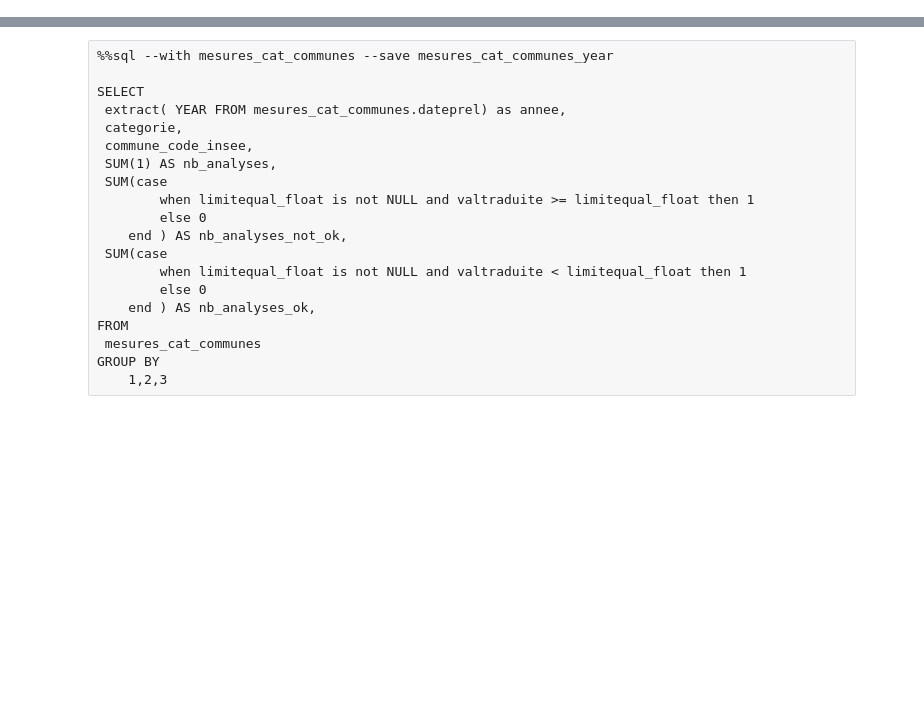
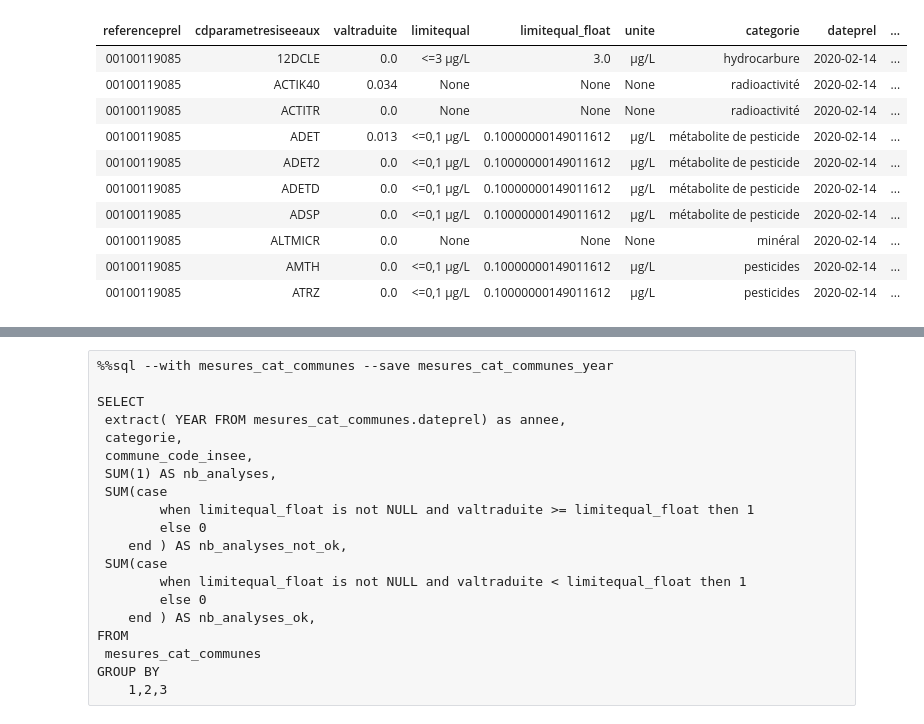
Before and after one commit to dataforgoodfr/13_pollution_eau, a Jupyter notebook: analytics/notebooks/cvm_calcul_conformite_par_commune-MAJ.ipynb, the cells around one changed output, grey strips where cells are left out. Drawn from its saved outputs; the diff is of its cells as text; code cells hidden in the pictures; blank space fills up the shorter version.

```diff
--- a/analytics/notebooks/cvm_calcul_conformite_par_commune-MAJ.ipynb
+++ b/analytics/notebooks/cvm_calcul_conformite_par_commune-MAJ.ipynb
@@ -17,13 +17,0 @@ La résultat final est dans la dernière cellule. Toutes les cellules précéden
-# %%
-import duckdb
-from pipelines.tasks.config.common import DUCKDB_FILE
-
-import pandas as pd
-
-pd.set_option("display.max_columns", None)  # show all cols
-pd.set_option("display.max_colwidth", None)  # show full width of showing cols
-pd.set_option(
-    "display.expand_frame_repr", False
-)  # print cols side by side as it's supposed to be
-
-con = duckdb.connect(database=DUCKDB_FILE, read_only=True)
@@ -107,8 +244,25 @@ prelevement AS (
     ON
     	udi_cog.cdreseau = prelevement.cdreseau
 # %%
-mesures_cat_communes = """
+%%sql
 WITH
+udi AS (
+    SELECT
+      inseecommune AS commune_code_insee,
+      cdreseau,
+    FROM
+      edc_communes
+),
+
+prelevement AS (
+	SELECT
+	  referenceprel,
+	  cdreseau,
+      dateprel,
+	FROM
+      edc_prelevements
+),
+
 resultats AS (
     SELECT
       referenceprel,
@@ -121,8 +275,8 @@ resultats AS (
         edc_resultats
     ),
 
-mesures_cat  AS (
-SELECT
+mesures_cat AS (
+    SELECT
         resultats.*,
         int__mapping_category_simple.categorie
     FROM
@@ -131,52 +285,12 @@ SELECT
         int__mapping_category_simple
     ON
         resultats.cdparametresiseeaux = int__mapping_category_simple .cdparametresiseeaux
-        ),
-
-udi AS (
-    SELECT
-      inseecommune AS commune_code_insee,
-      cdreseau,
-    FROM
-      edc_communes
-),
-
-cog AS (
-    SELECT
-      DEP AS code_departement,
-      REG AS code_region,
-      COM AS commune_code_insee,
-    FROM
-      cog_communes
-),
-
-udi_cog AS (
-  SELECT
-      udi.commune_code_insee ,
-      udi.cdreseau,
-      cog.code_departement,
-      cog.code_region
-    FROM
-      udi
-    LEFT JOIN
-      cog
-    ON
-      udi.commune_code_insee = cog.commune_code_insee
- ),
-
-prelevement AS (
-	SELECT
-	  referenceprel,
-	  cdreseau,
-      dateprel,
-	FROM
-      edc_prelevements
 )
 
     SELECT
         mesures_cat.*,
         prelevement.dateprel,
-        udi_cog.commune_code_insee AS commune_code_insee,
+        udi.commune_code_insee AS commune_code_insee,
     FROM
         mesures_cat
     LEFT JOIN
@@ -184,10 +298,7 @@ prelevement AS (
     ON
        mesures_cat.referenceprel = prelevement.referenceprel
     LEFT JOIN
-        udi_cog
+        udi
     ON
-    	udi_cog.cdreseau = prelevement.cdreseau
-"""
-
-con.sql(mesures_cat_communes).show()
+    	udi.cdreseau = prelevement.cdreseau
 # %% [output]
@@ -210,0 +306,11 @@ con.sql(mesures_cat_communes).show()
+| referenceprel | cdparametresiseeaux | valtraduite | limitequal | limitequal_float | unite | categorie | dateprel | ... |
+| 00100119085 | 12DCLE | 0.0 | <=3 µg/L | 3.0 | µg/L | hydrocarbure | 2020-02-14 | ... |
+| 00100119085 | ACTIK40 | 0.034 | None | None | None | radioactivité | 2020-02-14 | ... |
+| 00100119085 | ACTITR | 0.0 | None | None | None | radioactivité | 2020-02-14 | ... |
+| 00100119085 | ADET | 0.013 | <=0,1 µg/L | 0.10000000149011612 | µg/L | métabolite de pesticide | 2020-02-14 | ... |
+| 00100119085 | ADET2 | 0.0 | <=0,1 µg/L | 0.10000000149011612 | µg/L | métabolite de pesticide | 2020-02-14 | ... |
+| 00100119085 | ADETD | 0.0 | <=0,1 µg/L | 0.10000000149011612 | µg/L | métabolite de pesticide | 2020-02-14 | ... |
+| 00100119085 | ADSP | 0.0 | <=0,1 µg/L | 0.10000000149011612 | µg/L | métabolite de pesticide | 2020-02-14 | ... |
+| 00100119085 | ALTMICR | 0.0 | None | None | None | minéral | 2020-02-14 | ... |
+| 00100119085 | AMTH | 0.0 | <=0,1 µg/L | 0.10000000149011612 | µg/L | pesticides | 2020-02-14 | ... |
+| 00100119085 | ATRZ | 0.0 | <=0,1 µg/L | 0.10000000149011612 | µg/L | pesticides | 2020-02-14 | ... |
```
Also changed, not shown: parts of 33 cells of this notebook.
